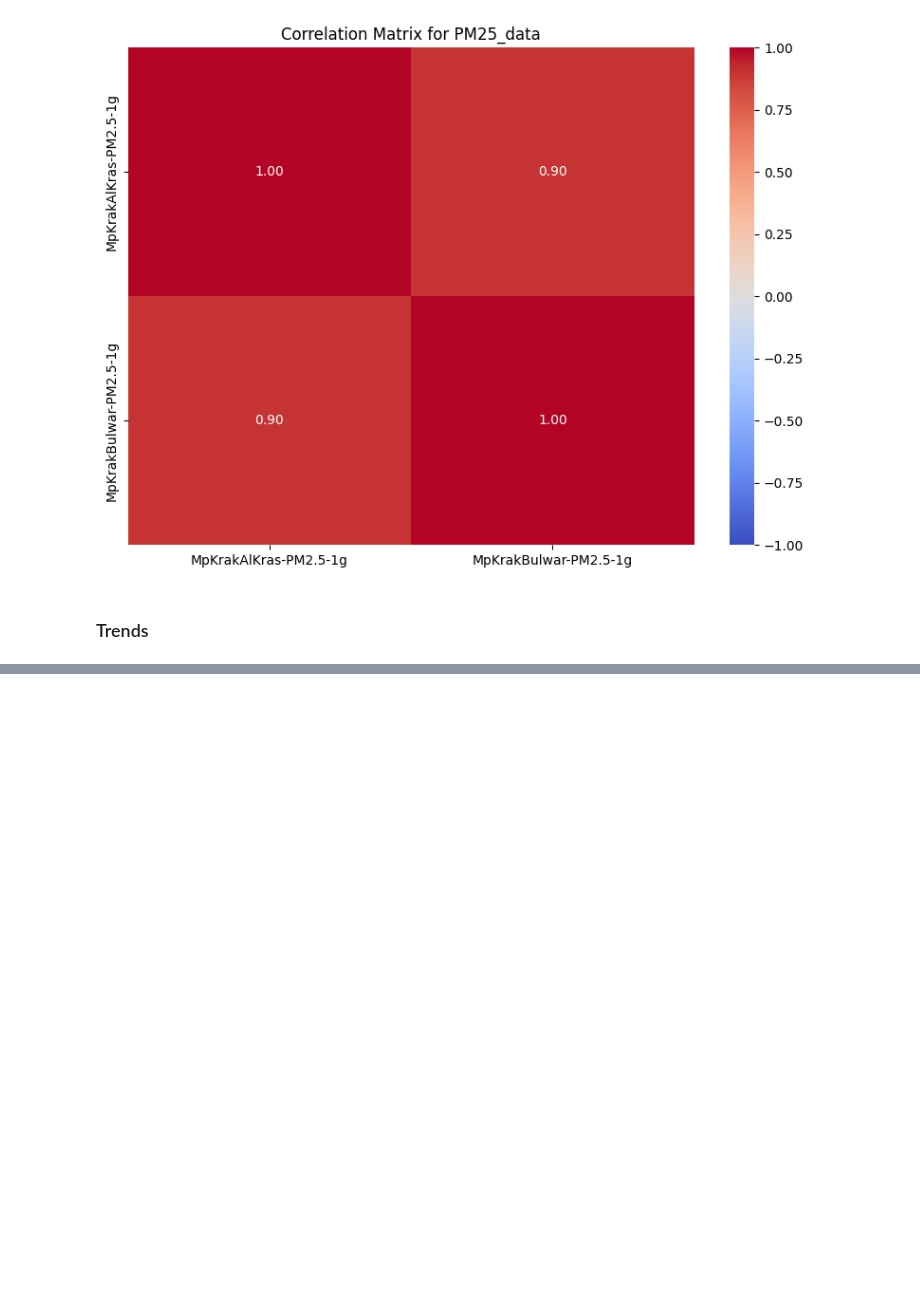
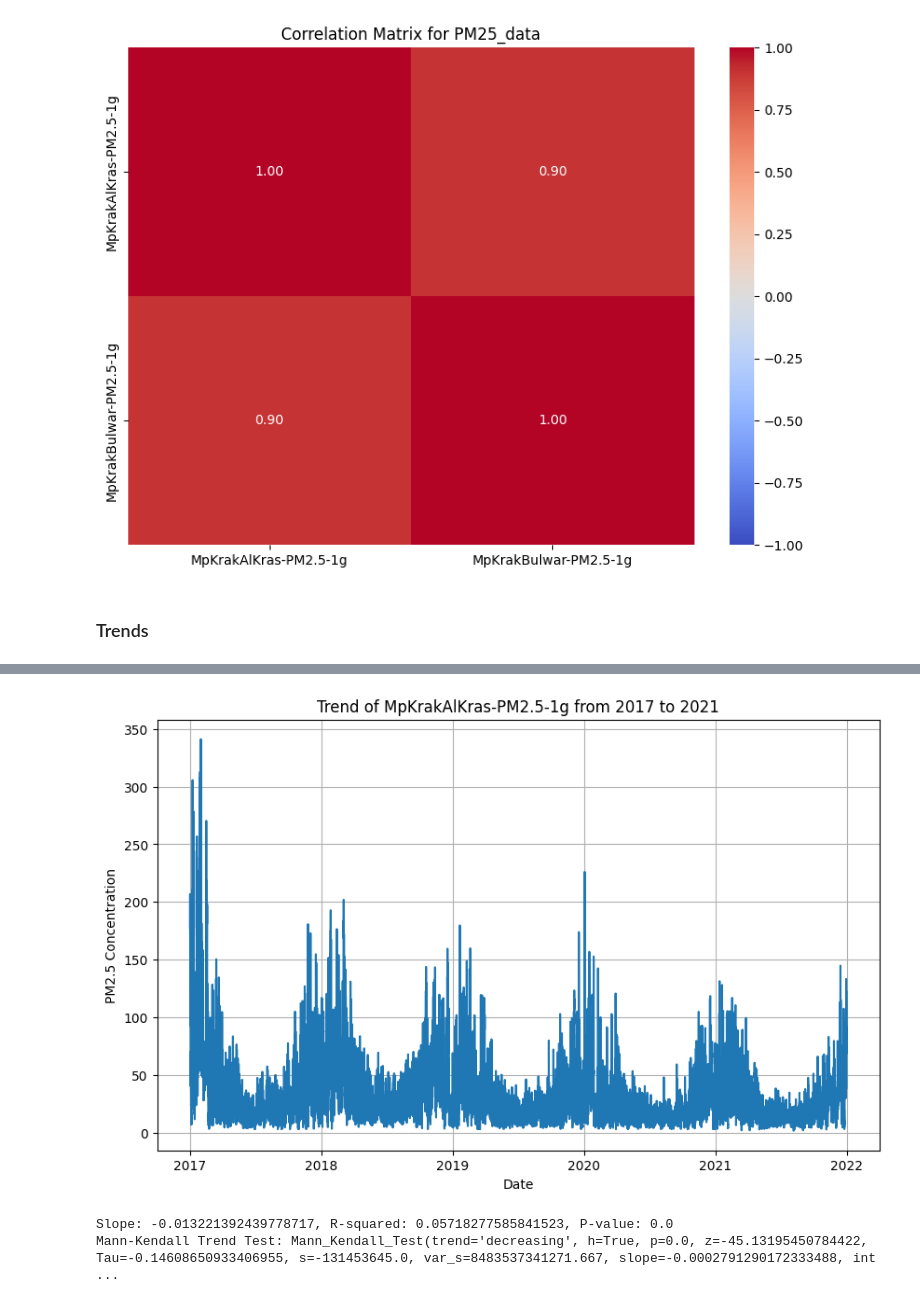
Before and after one commit to mina-naseh/environmental-data-analysis, a Jupyter notebook: Frania_Naseh_Project1.ipynb, the cells around one changed output, grey strips where cells are left out. Cells and saved outputs as stored; diff of their text form; code cells hidden in the pictures; blank space fills up the shorter version.

Commit message:
trend

```diff
--- a/Frania_Naseh_Project1.ipynb
+++ b/Frania_Naseh_Project1.ipynb
@@ -23,7 +28,8 @@ import seaborn as sns
 from scipy.stats import linregress
 import pymannkendall as mk
 # %%
-data_dir = './data/'
+data_dir = '/Users/mina/Desktop/Master of Data Science/3rd Semester/Workshop I/datasets/archive/joint_data_2017-2023/'
+data_out = '/Users/mina/Desktop/Master of Data Science/3rd Semester/Workshop I/environmental-data-analysis/data/'
 
 datasets = {
     "CO_data": 'CO_1g_joint_2017-2023.csv',
@@ -521,0 +501,35 @@ Slope: -0.012098518735470921, p-value: 0.0
+# %%
+# Example: PM2.5 at MpKrakAlKras
+station_column = 'MpKrakAlKras-PM2.5-1g'
+
+# Load the dataset
+data = pd.read_csv(data_out + 'cleaned_PM25_data.csv')  # Replace with your cleaned file path
+data['Time'] = pd.to_datetime(data['Time'])
+data.set_index('Time', inplace=True)
+
+# Filter for dates between 01/01/2017 and 31/12/2021
+data = data[(data.index >= '2017-01-01') & (data.index <= '2021-12-31')]
+
+# Select the pollutant data for analysis
+pm25_data = data[station_column].dropna()
+
+# Time Series Plot
+plt.figure(figsize=(10, 6))
+plt.plot(pm25_data.index, pm25_data.values, label=station_column)
+plt.title(f'Trend of {station_column} from 2017 to 2021')
+plt.xlabel('Date')
+plt.ylabel('PM2.5 Concentration')
+plt.grid(True)
+plt.show()
+
+# Linear Regression for Trend Line
+slope, intercept, r_value, p_value, std_err = linregress(pm25_data.index.map(pd.Timestamp.toordinal), pm25_data.values)
+print(f"Slope: {slope}, R-squared: {r_value**2}, P-value: {p_value}")
+
+# Mann-Kendall Test
+mk_test = mk.original_test(pm25_data.values)
+print(f"Mann-Kendall Trend Test: {mk_test}")
+# %% [output]
+[figure, added]
+Slope: -0.013221392439778717, R-squared: 0.05718277585841523, P-value: 0.0
+Mann-Kendall Trend Test: Mann_Kendall_Test(trend='decreasing', h=True, p=0.0, z=-45.13195450784422, Tau=-0.14608650933406955, s=-131453645.0, var_s=8483537341271.667, slope=-0.0002791290172333488, int ...
```
Also changed, not shown: parts of 13 cells of this notebook, 7 other files.
